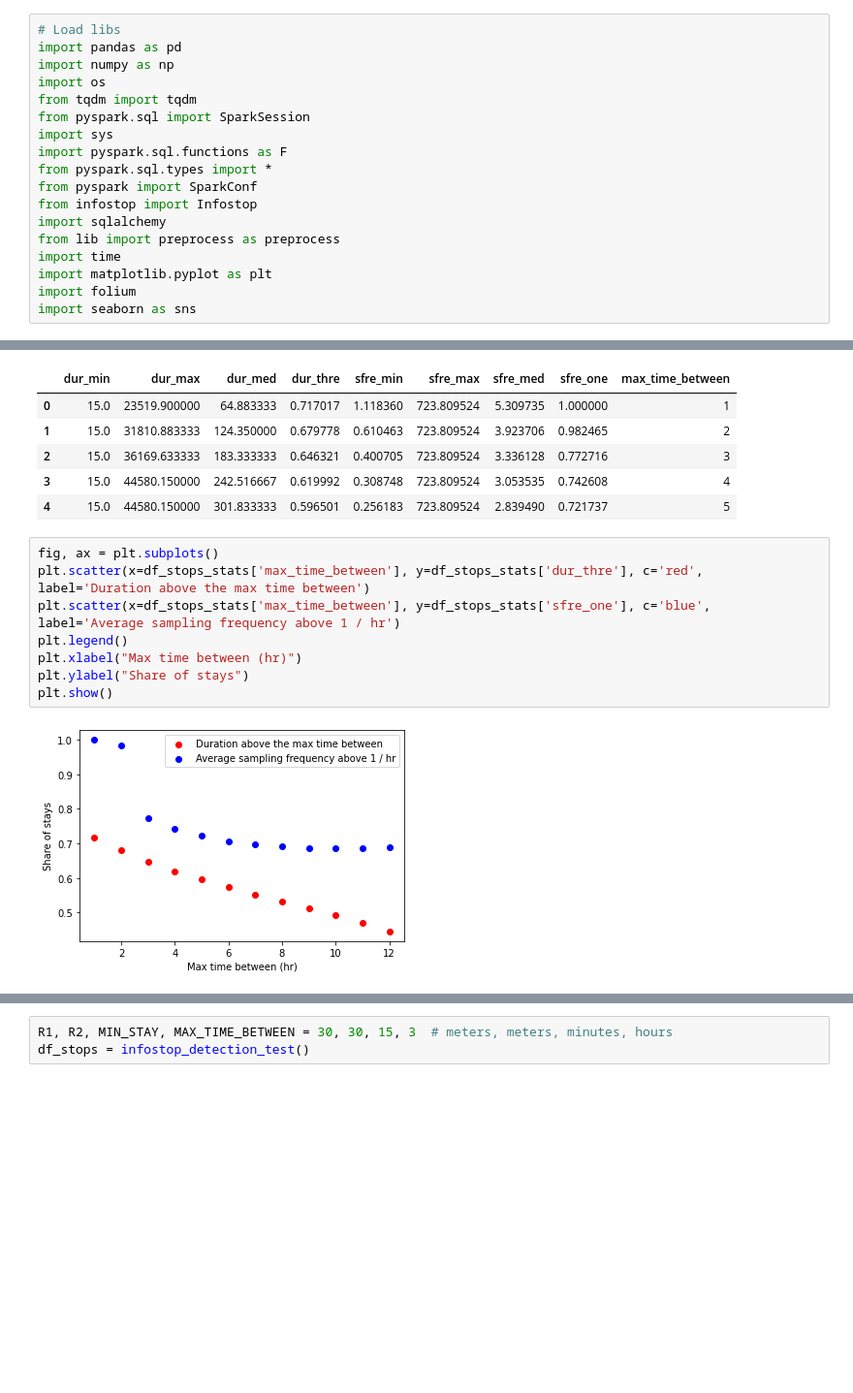
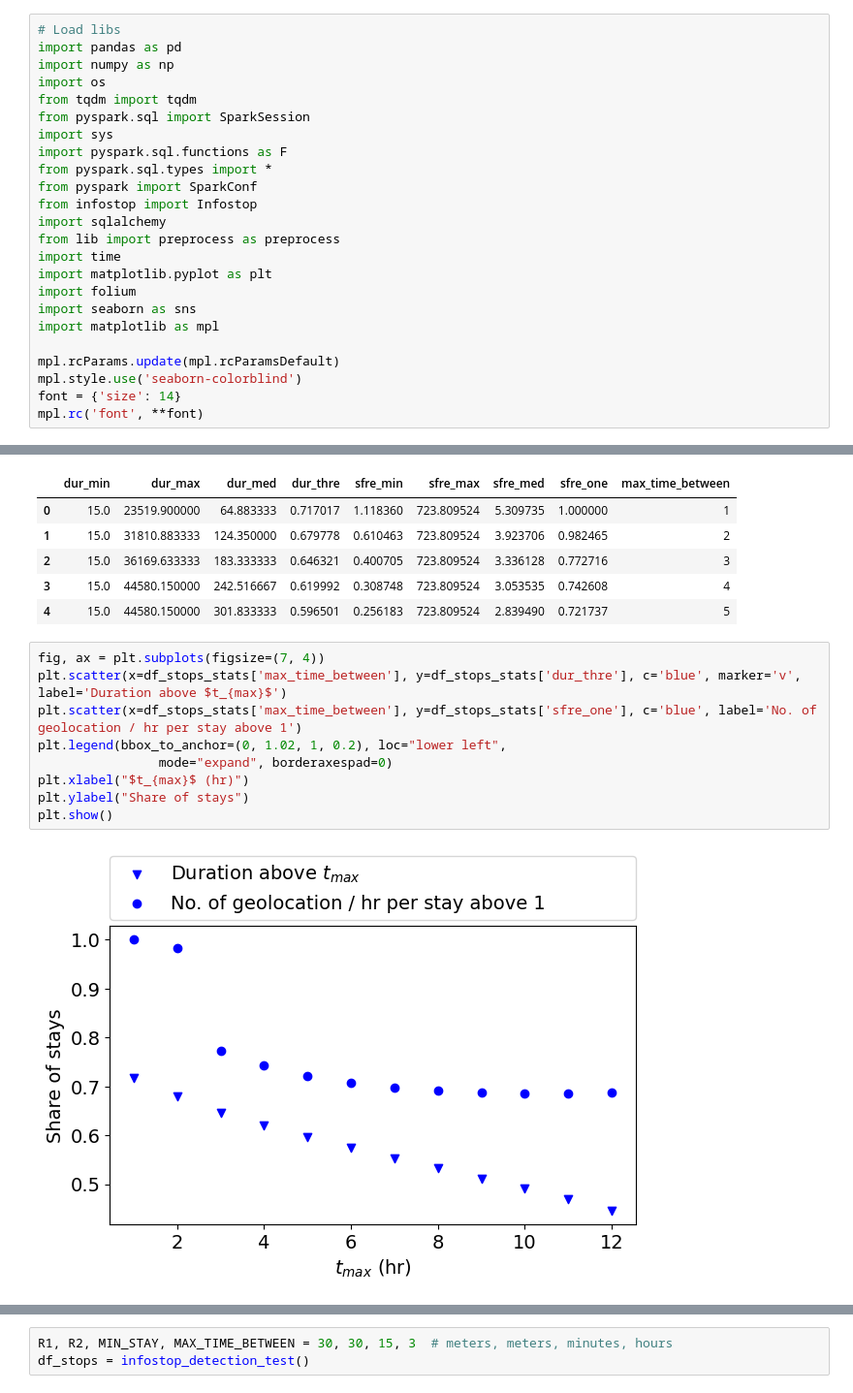
Before and after one commit to MobiSegInsights/mobi-social-segregation-se, a Jupyter notebook: src/MobiSegInsightsSE.data_exp.1.0/7-parquet-to-stops-pyspark.ipynb, the cells around one changed output, grey strips where cells are left out. Shown: that part at 97% size. Drawn from its saved outputs; the diff is of its cells as text; blank space fills up the shorter version.

```diff
--- a/src/MobiSegInsightsSE.data_exp.1.0/7-parquet-to-stops-pyspark.ipynb
+++ b/src/MobiSegInsightsSE.data_exp.1.0/7-parquet-to-stops-pyspark.ipynb
@@ -25,6 +25,12 @@ import time
 import matplotlib.pyplot as plt
 import folium
 import seaborn as sns
+import matplotlib as mpl
+
+mpl.rcParams.update(mpl.rcParamsDefault)
+mpl.style.use('seaborn-colorblind')
+font = {'size': 14}
+mpl.rc('font', **font)
 # %%
 # Data location
 user = preprocess.keys_manager['database']['user']
@@ -262,12 +268,13 @@ df_stops_stats.head()
 | 3 | 15.0 | 44580.150000 | 242.516667 | 0.619992 | 0.308748 | 723.809524 | 3.053535 | 0.742608 | 4 |
 | 4 | 15.0 | 44580.150000 | 301.833333 | 0.596501 | 0.256183 | 723.809524 | 2.839490 | 0.721737 | 5 |
 # %%
-fig, ax = plt.subplots()
-plt.scatter(x=df_stops_stats['max_time_between'], y=df_stops_stats['dur_thre'], c='red', label='Duration above the max time between')
-plt.scatter(x=df_stops_stats['max_time_between'], y=df_stops_stats['sfre_one'], c='blue', label='Average sampling frequency above 1 / hr')
-plt.legend()
-plt.xlabel("Max time between (hr)")
+fig, ax = plt.subplots(figsize=(7, 4))
+plt.scatter(x=df_stops_stats['max_time_between'], y=df_stops_stats['dur_thre'], c='blue', marker='v', label='Duration above $t_{max}$')
+plt.scatter(x=df_stops_stats['max_time_between'], y=df_stops_stats['sfre_one'], c='blue', label='No. of geolocation / hr per stay above 1')
+plt.legend(bbox_to_anchor=(0, 1.02, 1, 0.2), loc="lower left",
+                mode="expand", borderaxespad=0)
+plt.xlabel("$t_{max}$ (hr)")
 plt.ylabel("Share of stays")
 plt.show()
 # %% [output]
-[figure, old version]
+[figure, new version]
```
Also changed, not shown: parts of 3 cells of this notebook, 17 other files.
